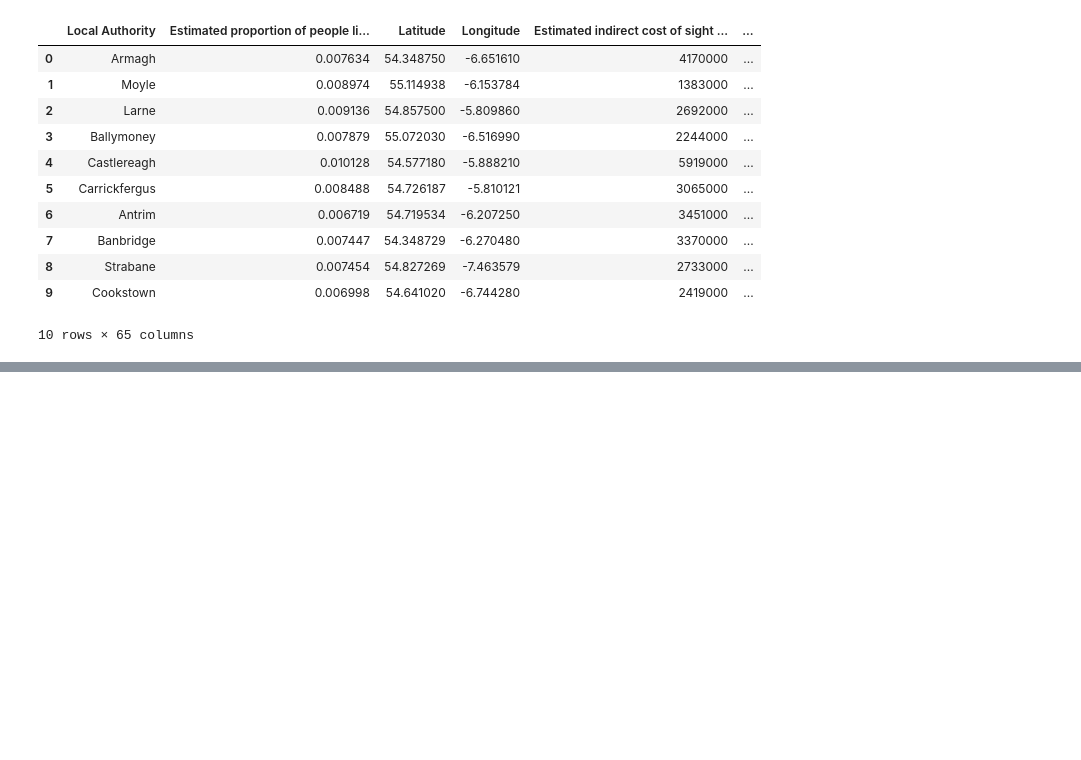
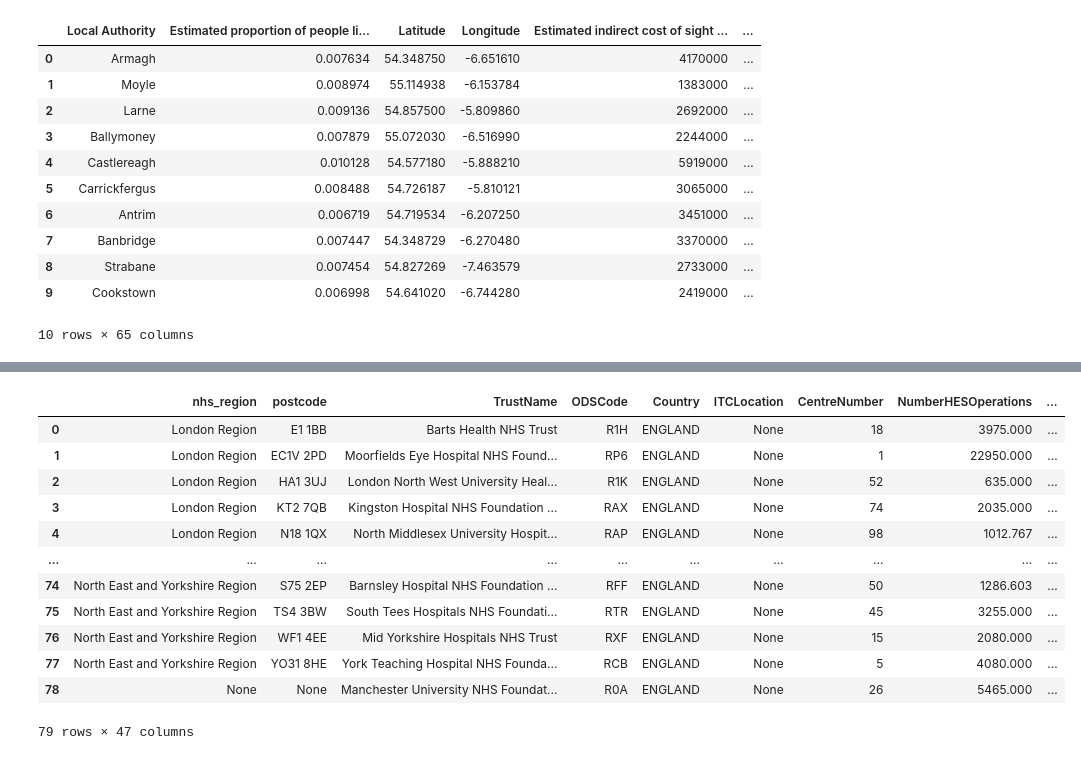
Before and after one commit to EdHodgkinson/nhscommissionimpossible, a Jupyter notebook: model/modelling.ipynb, the cells around one changed output, grey strips where cells are left out. Drawn from its saved outputs; the diff is of its cells as text; code cells hidden in the pictures; blank space fills up the shorter version.

```diff
--- a/model/modelling.ipynb
+++ b/model/modelling.ipynb
@@ -128,2 +146,18 @@ export_df = duckdb.sql("""SELECT nhs_postcodes_2.nhs_region, pc_df.PostCode,  nc
+# %%
+export_df.df()
+# %% [output]
+|  | nhs_region | postcode | TrustName | ODSCode | Country | ITCLocation | CentreNumber | NumberHESOperations | ... |
+| 0 | London Region | E1 1BB | Barts Health NHS Trust | R1H | ENGLAND | None | 18 | 3975.000 | ... |
+| 1 | London Region | EC1V 2PD | Moorfields Eye Hospital NHS Found... | RP6 | ENGLAND | None | 1 | 22950.000 | ... |
+| 2 | London Region | HA1 3UJ | London North West University Heal... | R1K | ENGLAND | None | 52 | 635.000 | ... |
+| 3 | London Region | KT2 7QB | Kingston Hospital NHS Foundation ... | RAX | ENGLAND | None | 74 | 2035.000 | ... |
+| 4 | London Region | N18 1QX | North Middlesex University Hospit... | RAP | ENGLAND | None | 98 | 1012.767 | ... |
+| ... | ... | ... | ... | ... | ... | ... | ... | ... | ... |
+| 74 | North East and Yorkshire Region | S75 2EP | Barnsley Hospital NHS Foundation ... | RFF | ENGLAND | None | 50 | 1286.603 | ... |
+| 75 | North East and Yorkshire Region | TS4 3BW | South Tees Hospitals NHS Foundati... | RTR | ENGLAND | None | 45 | 3255.000 | ... |
+| 76 | North East and Yorkshire Region | WF1 4EE | Mid Yorkshire Hospitals NHS Trust | RXF | ENGLAND | None | 15 | 2080.000 | ... |
+| 77 | North East and Yorkshire Region | YO31 8HE | York Teaching Hospital NHS Founda... | RCB | ENGLAND | None | 5 | 4080.000 | ... |
+| 78 | None | None | Manchester University NHS Foundat... | R0A | ENGLAND | None | 26 | 5465.000 | ... |
+79 rows × 47 columns
 # %%
 duckdb.sql("COPY export_df TO '../data/cleansed/national_cataract_data_regions.csv' (HEADER, DELIMITER ',');")
```
Also changed, not shown: parts of 4 cells of this notebook, 6 other files.
